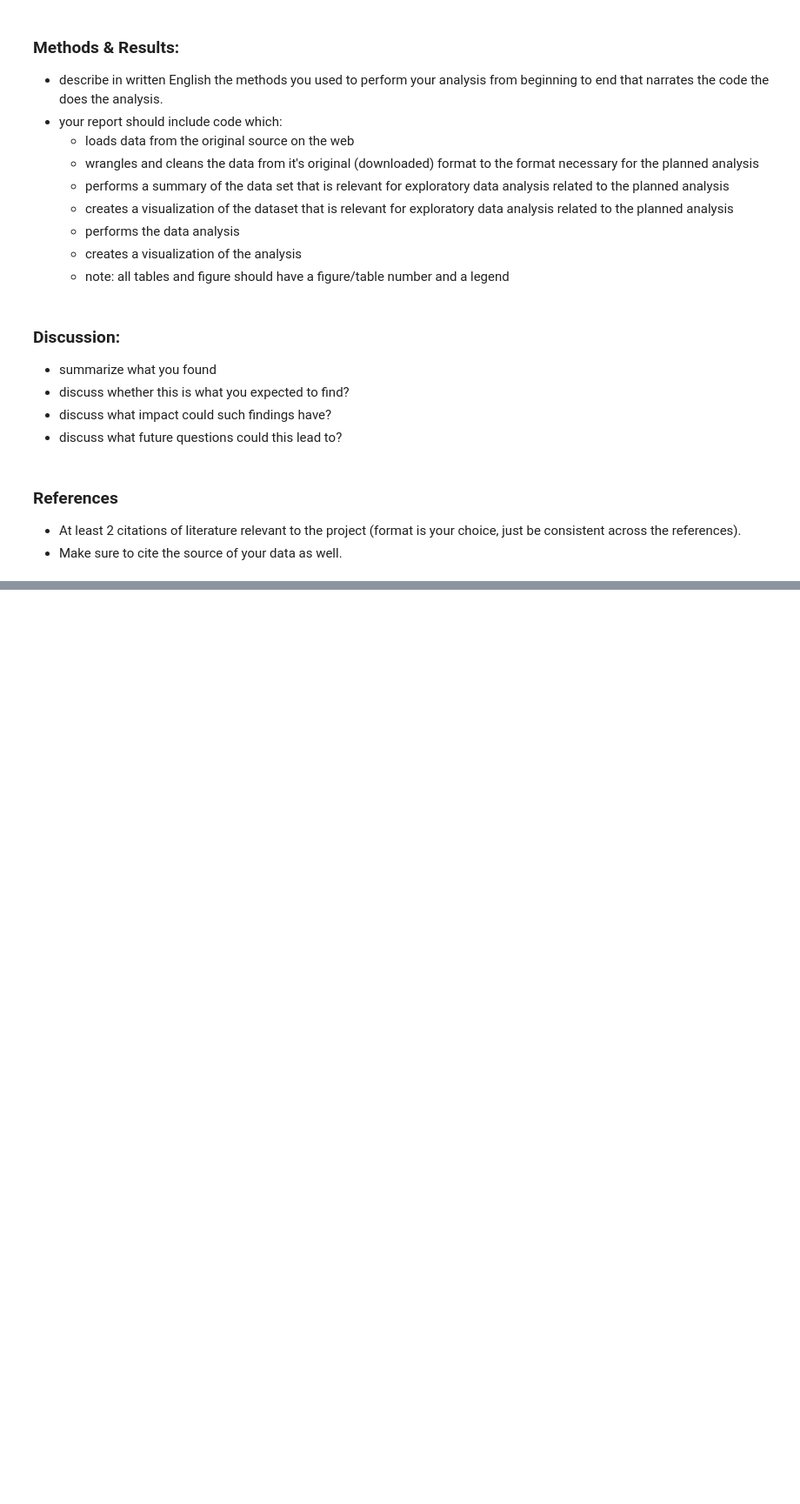
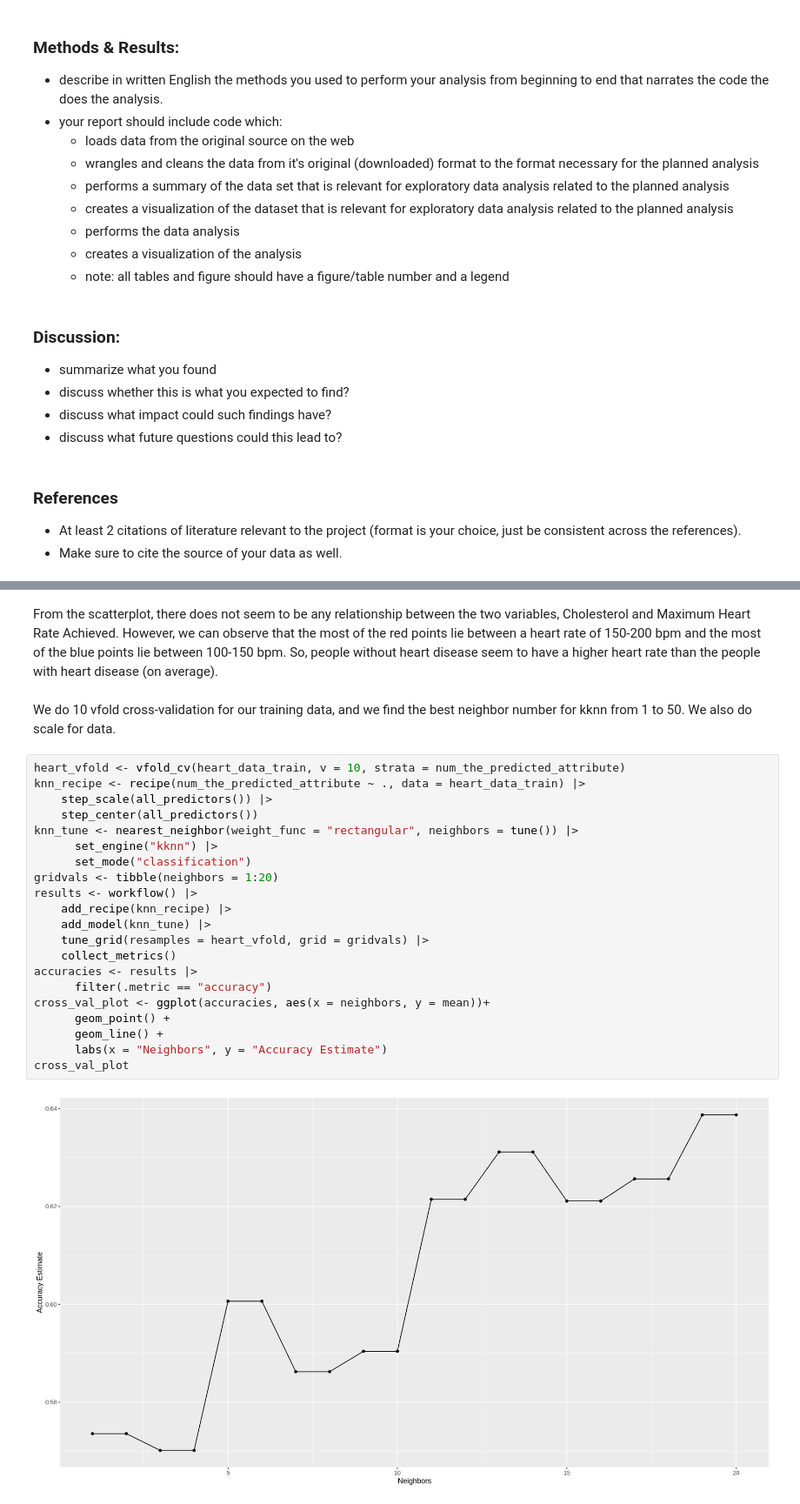
Before and after one commit to ggzggzggzggz/dsci-100-2022w1-group-083, a Jupyter notebook: group_project_report.ipynb, the cells around one changed output, grey strips where cells are left out. Shown at 87% size. Saved outputs shown, nothing was run; the diff lists cells and outputs as text; blank space fills up the shorter version.

```diff
--- a/group_project_report.ipynb
+++ b/group_project_report.ipynb
@@ -32,0 +148,27 @@ Group: 83
+# %% [markdown]
+From the scatterplot, there does not seem to be any relationship between the two variables, Cholesterol and Maximum Heart Rate Achieved. However, we can observe that the most of the red points lie between a heart rate of 150-200 bpm and the most of the blue points lie between 100-150 bpm. So, people without heart disease seem to have a higher heart rate than the people with heart disease (on average).
+# %% [markdown]
+We do 10 vfold cross-validation for our training data, and we find the best neighbor number for kknn from 1 to 50. We also do scale for data.
+# %%
+heart_vfold <- vfold_cv(heart_data_train, v = 10, strata = num_the_predicted_attribute)
+knn_recipe <- recipe(num_the_predicted_attribute ~ ., data = heart_data_train) |>
+    step_scale(all_predictors()) |>
+    step_center(all_predictors())
+knn_tune <- nearest_neighbor(weight_func = "rectangular", neighbors = tune()) |>
+      set_engine("kknn") |>
+      set_mode("classification")
+gridvals <- tibble(neighbors = 1:20)
+results <- workflow() |>
+    add_recipe(knn_recipe) |>
+    add_model(knn_tune) |>
+    tune_grid(resamples = heart_vfold, grid = gridvals) |>
+    collect_metrics()
+accuracies <- results |>
+      filter(.metric == "accuracy")
+cross_val_plot <- ggplot(accuracies, aes(x = neighbors, y = mean))+
+      geom_point() +
+      geom_line() +
+      labs(x = "Neighbors", y = "Accuracy Estimate")
+cross_val_plot
+# %% [output]
+[figure, added]
```
Also changed, not shown: parts of 18 cells of this notebook.
